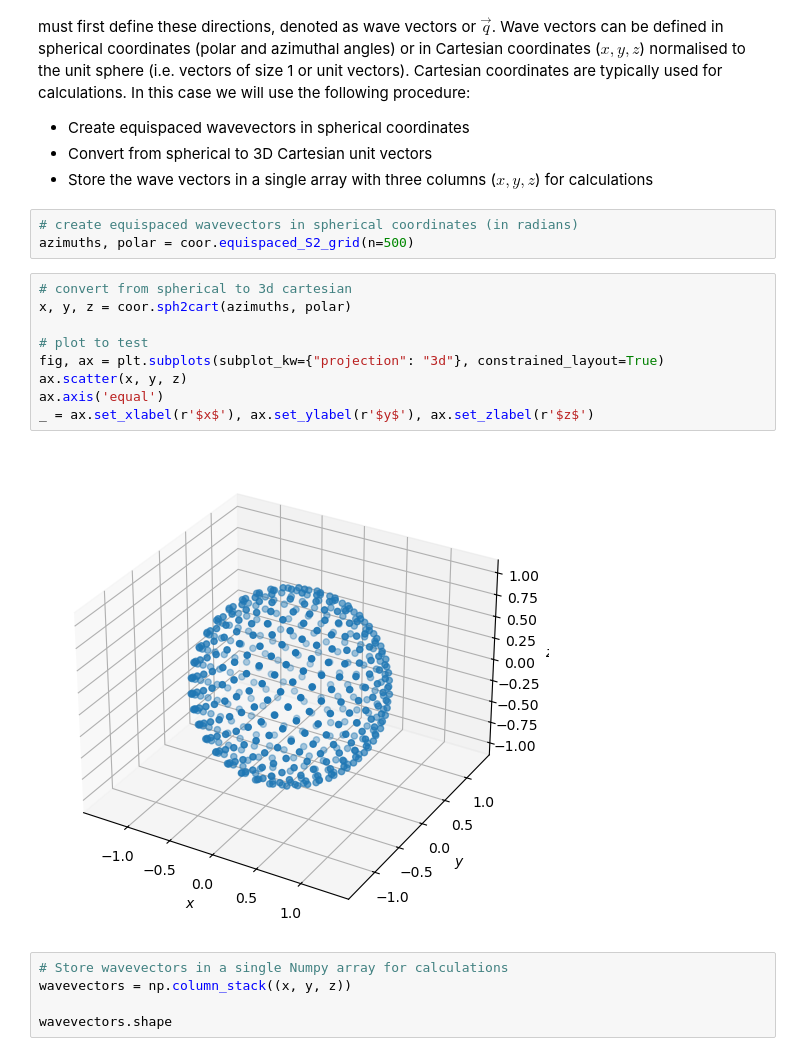
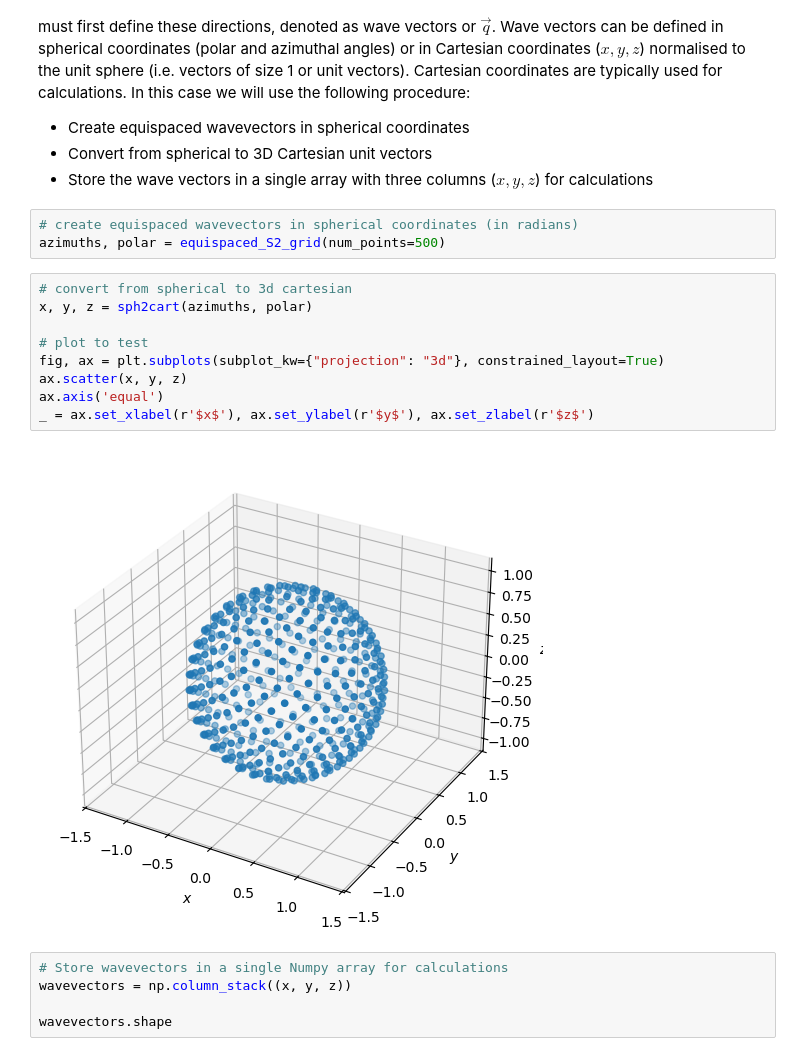
Before and after one commit to marcoalopez/PyRockWave, a Jupyter notebook: src/test_christoffel_stepbystep.ipynb, the cells around one changed output. Saved outputs shown, nothing was run; the diff lists cells and outputs as text.

```diff
--- a/src/test_christoffel_stepbystep.ipynb
+++ b/src/test_christoffel_stepbystep.ipynb
@@ -39,18 +40,18 @@ For most materials, the seismic properties are anisotropic, i.e. they depend on
 - Store the wave vectors in a single array with three columns ($x, y, z$) for calculations
 # %%
 # create equispaced wavevectors in spherical coordinates (in radians)
-azimuths, polar = coor.equispaced_S2_grid(n=500)
+azimuths, polar = equispaced_S2_grid(num_points=500)
 # %%
 # convert from spherical to 3d cartesian
-x, y, z = coor.sph2cart(azimuths, polar)
+x, y, z = sph2cart(azimuths, polar)
 
 # plot to test
 fig, ax = plt.subplots(subplot_kw={"projection": "3d"}, constrained_layout=True)
 ax.scatter(x, y, z)
 ax.axis('equal')
 _ = ax.set_xlabel(r'$x$'), ax.set_ylabel(r'$y$'), ax.set_zlabel(r'$z$')
 # %% [output]
-[figure, old version]
+[figure, new version]
 # %%
 # Store wavevectors in a single Numpy array for calculations
 wavevectors = np.column_stack((x, y, z))
```
Also changed, not shown: parts of 9 cells of this notebook.
